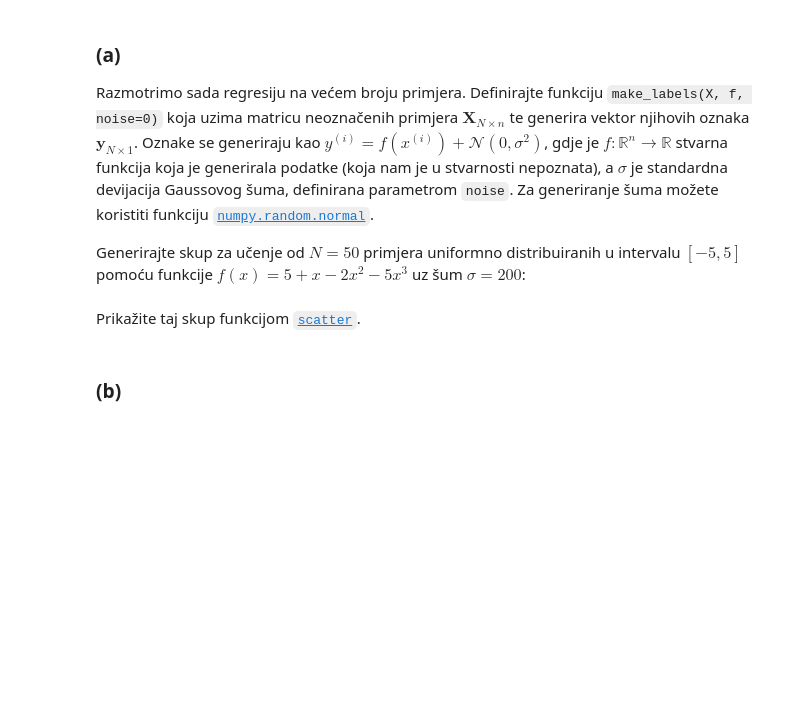
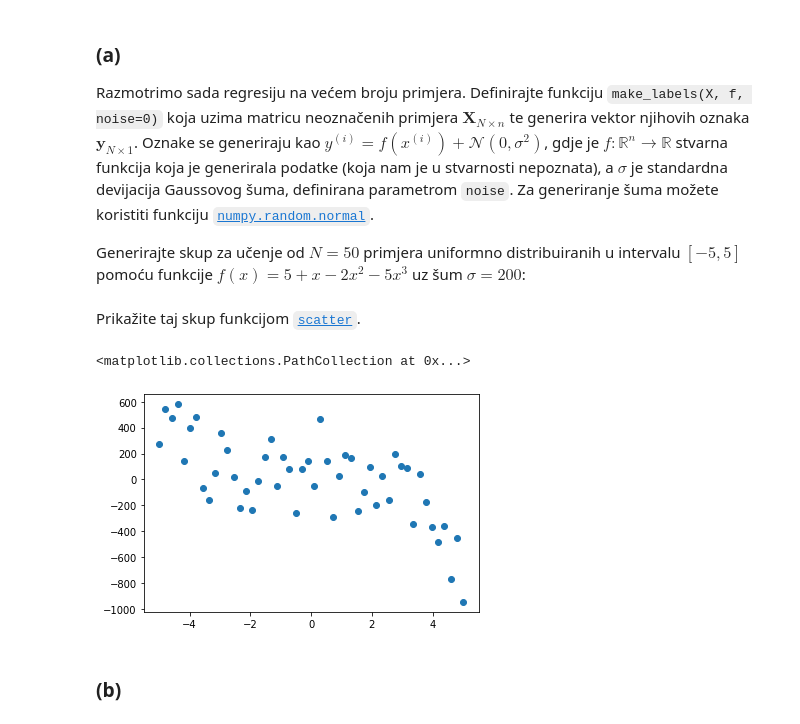
Before and after one commit to marko-curlin/SU, a Jupyter notebook: SU-2019-LAB01-Regresija.ipynb, the cells around one changed output. Drawn from its saved outputs; the diff is of its cells as text; code cells hidden in the pictures; blank space fills up the shorter version.

```diff
--- a/SU-2019-LAB01-Regresija.ipynb
+++ b/SU-2019-LAB01-Regresija.ipynb
@@ -85,8 +85,15 @@ Prikažite primjere iz $\mathcal{D}$ i funkciju $h(\tilde{\mathbf{x}})=\mathbf{w
 **Q:** Gore definirana funkcija pogreške $E(h|\mathcal{D})$ i funkcija srednje kvadratne pogreške nisu posve identične. U čemu je razlika? Koja je "realnija"?
 # %%
 from sklearn import metrics
-print('x\t|\ty\t|\th(x)\t|\tE(h|D)')
-print('-'*65)
-for x0, x1, yi in zip(X, y, w @ fi.T):
-    print('{}\t|\t{}\t|\t{}\t|\t{}'.format(x0, x1, str(yi)[:4], metrics.mean_squared_error(x1, yi)))
+print('x\t|\ty\t|\th(x)')
+print('-'*50)
+
+quadratic_mistake = 0
+for x, y_rel, y_pred in zip(X, y, w @ fi.T):
+    print('{}\t|\t{}\t|\t{}'.format(x, y_rel, y_pred))
+    quadratic_mistake += 0.5 * (y_rel - y_pred)**2
+
+print()
+print('1. E(h|D)= {}'.format(quadratic_mistake))
+print('2. E(h|D)= {}'.format(metrics.mean_squared_error(y, w @ fi.T)))
 # %% [output]
@@ -121,8 +164,7 @@ Generirajte skup za učenje od $N=50$ primjera uniformno distribuiranih u interv
 from numpy.random import normal
 
 def make_labels(X, f, noise=0) :
-    # Vaš kôd ovdje
-    pass
+    return [f(x) + normal(scale=noise) for x in X]
 # %%
 def make_instances(x1, x2, N) :
     return np.array([np.array([x]) for x in np.linspace(x1,x2,N)])
@@ -133,3 +173,13 @@ Prikažite taj skup funkcijom [`scatter`](http://matplotlib.org/api/pyplot_api.h
+# %%
+X = make_instances(-5, 5, 50)
+y = make_labels(X, lambda x: 5 + x - 2 * x**2 - 5 * x**3, 200)
+
+import matplotlib.pyplot as plt
+
+plt.scatter(X, y)
+# %% [output]
+<matplotlib.collections.PathCollection at 0x...>
+[figure, added]
 # %% [markdown]
 ### (b)
 # %% [markdown]
```
Also changed, not shown: parts of 11 cells of this notebook.
